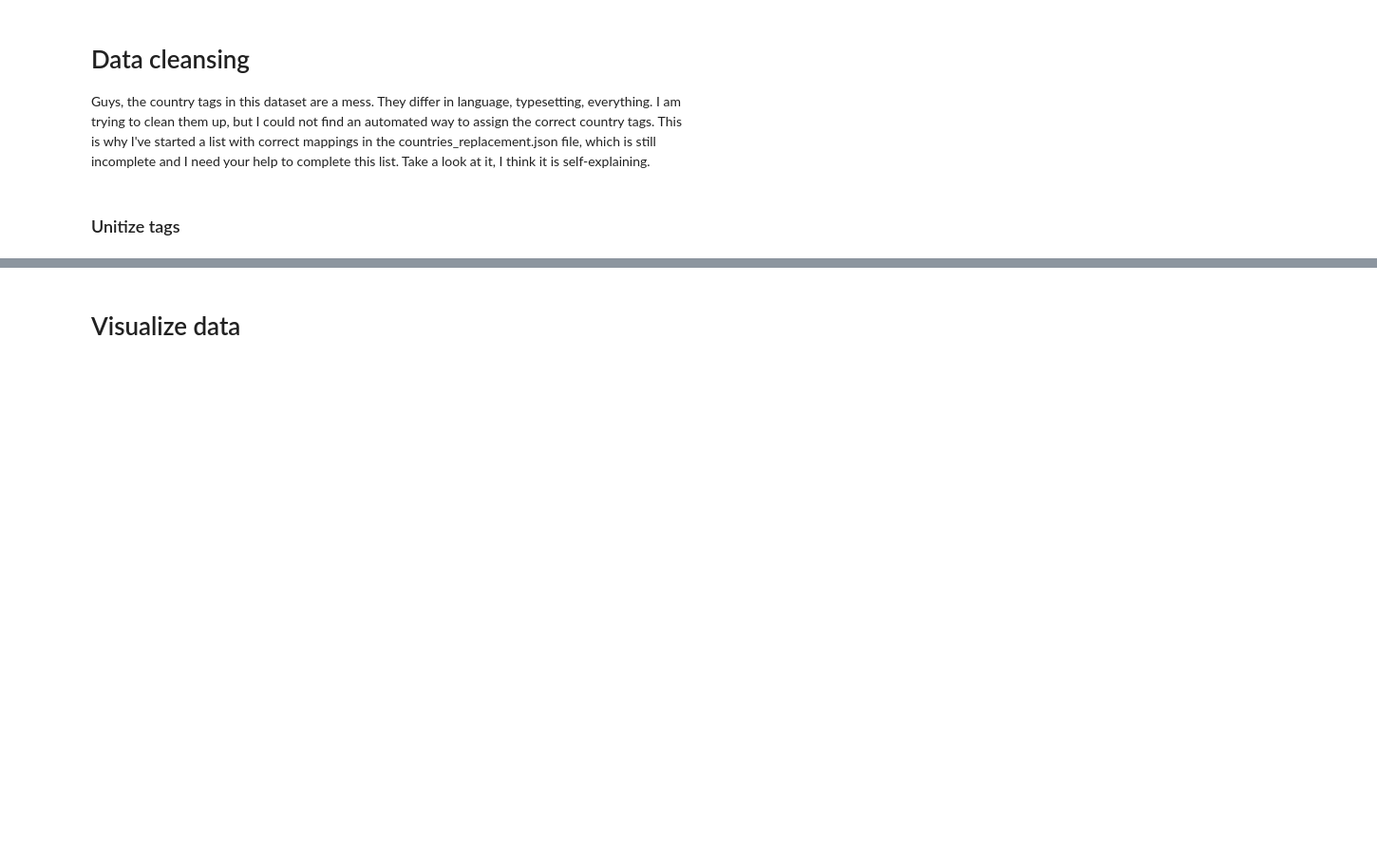
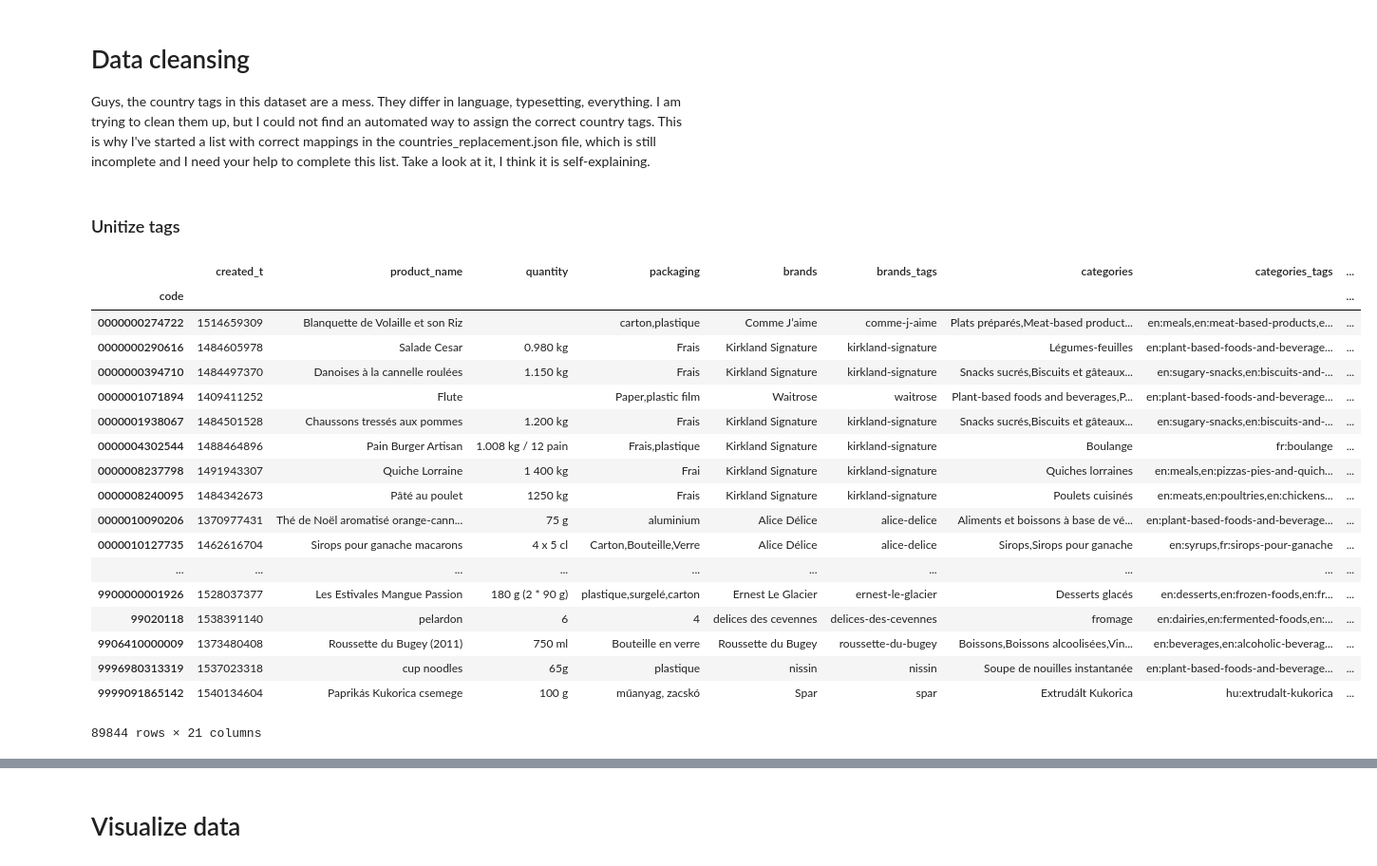
Before and after one commit to RedHotDataProject/Project_ADA, a Jupyter notebook: Open Food Facts - Explore data.ipynb, the cells around one changed output, grey strips where cells are left out. Shown at 95% size. Cells and saved outputs as stored; diff of their text form; code cells hidden in the pictures; blank space fills up the shorter version.

```diff
--- a/Open Food Facts - Explore data.ipynb
+++ b/Open Food Facts - Explore data.ipynb
@@ -77,3 +70,26 @@ food_facts_pd = food_facts_pd.dropna()
+# %%
+food_facts_pd = food_facts_pd.fillna("")
+food_facts_pd
+# %% [output]
+|  | created_t | product_name | quantity | packaging | brands | brands_tags | categories | categories_tags | ... |
+| code |  |  |  |  |  |  |  |  | ... |
+| 0000000274722 | 1514659309 | Blanquette de Volaille et son Riz |  | carton,plastique | Comme J’aime | comme-j-aime | Plats préparés,Meat-based product... | en:meals,en:meat-based-products,e... | ... |
+| 0000000290616 | 1484605978 | Salade Cesar | 0.980 kg | Frais | Kirkland Signature | kirkland-signature | Légumes-feuilles | en:plant-based-foods-and-beverage... | ... |
+| 0000000394710 | 1484497370 | Danoises à la cannelle roulées | 1.150 kg | Frais | Kirkland Signature | kirkland-signature | Snacks sucrés,Biscuits et gâteaux... | en:sugary-snacks,en:biscuits-and-... | ... |
+| 0000001071894 | 1409411252 | Flute |  | Paper,plastic film | Waitrose | waitrose | Plant-based foods and beverages,P... | en:plant-based-foods-and-beverage... | ... |
+| 0000001938067 | 1484501528 | Chaussons tressés aux pommes | 1.200 kg | Frais | Kirkland Signature | kirkland-signature | Snacks sucrés,Biscuits et gâteaux... | en:sugary-snacks,en:biscuits-and-... | ... |
+| 0000004302544 | 1488464896 | Pain Burger Artisan | 1.008 kg / 12 pain | Frais,plastique | Kirkland Signature | kirkland-signature | Boulange | fr:boulange | ... |
+| 0000008237798 | 1491943307 | Quiche Lorraine | 1 400 kg | Frai | Kirkland Signature | kirkland-signature | Quiches lorraines | en:meals,en:pizzas-pies-and-quich... | ... |
+| 0000008240095 | 1484342673 | Pâté au poulet | 1250 kg | Frais | Kirkland Signature | kirkland-signature | Poulets cuisinés | en:meats,en:poultries,en:chickens... | ... |
+| 0000010090206 | 1370977431 | Thé de Noël aromatisé orange-cann... | 75 g | aluminium | Alice Délice | alice-delice | Aliments et boissons à base de vé... | en:plant-based-foods-and-beverage... | ... |
+| 0000010127735 | 1462616704 | Sirops pour ganache macarons | 4 x 5 cl | Carton,Bouteille,Verre | Alice Délice | alice-delice | Sirops,Sirops pour ganache | en:syrups,fr:sirops-pour-ganache | ... |
+| ... | ... | ... | ... | ... | ... | ... | ... | ... | ... |
+| 9900000001926 | 1528037377 | Les Estivales Mangue Passion | 180 g (2 * 90 g) | plastique,surgelé,carton | Ernest Le Glacier | ernest-le-glacier | Desserts glacés | en:desserts,en:frozen-foods,en:fr... | ... |
+| 99020118 | 1538391140 | pelardon | 6 | 4 | delices des cevennes | delices-des-cevennes | fromage | en:dairies,en:fermented-foods,en:... | ... |
+| 9906410000009 | 1373480408 | Roussette du Bugey (2011) | 750 ml | Bouteille en verre | Roussette du Bugey | roussette-du-bugey | Boissons,Boissons alcoolisées,Vin... | en:beverages,en:alcoholic-beverag... | ... |
+| 9996980313319 | 1537023318 | cup noodles | 65g | plastique | nissin | nissin | Soupe de nouilles instantanée | en:plant-based-foods-and-beverage... | ... |
+| 9999091865142 | 1540134604 | Paprikás Kukorica csemege | 100 g | műanyag, zacskó | Spar | spar | Extrudált Kukorica | hu:extrudalt-kukorica | ... |
+89844 rows × 21 columns
 # %%
 # Unitize countries names
 with open('country_lookup.json', 'r') as json_data:
```
Also changed, not shown: parts of 12 cells of this notebook, 16 other files.
